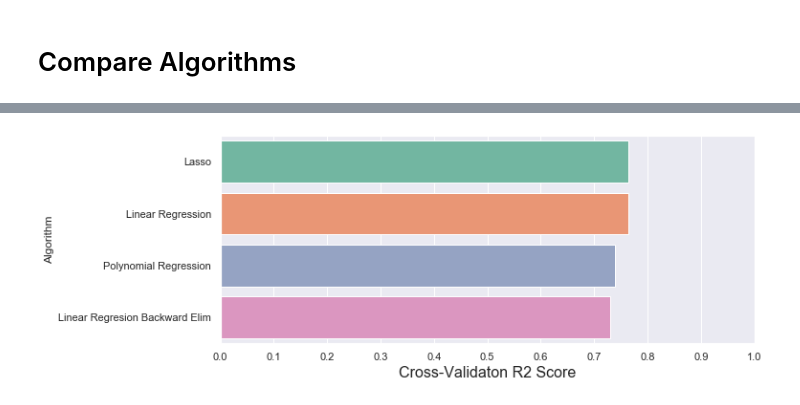
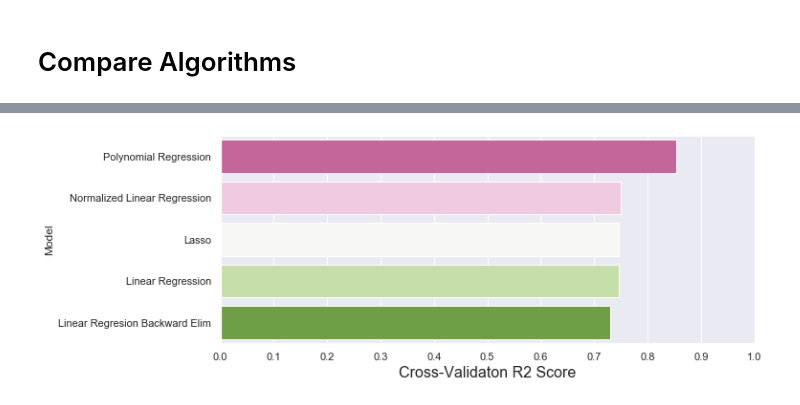
Before and after one commit to akim3245/Medical_Cost_Forecasting, a Jupyter notebook: MedicalCost_Dev_modelling.ipynb, the cells around one changed output, grey strips where cells are left out. Drawn from its saved outputs; the diff is of its cells as text; code cells hidden in the pictures.

Commit message:
updated model

```diff
--- a/MedicalCost_Dev_modelling.ipynb
+++ b/MedicalCost_Dev_modelling.ipynb
@@ -977,7 +901,8 @@ Index(['smoker_no', 'smoker_yes', 'region_northeast', 'region_northwest',
 # %%
 #creating new dataframe with features selected from backward elimination
-new_df_be = dfdummy[['age', 'bmi', 'children', 'sex_female','smoker_no', 'smoker_yes', 'region_northeast', 'region_northwest',
-       'region_southeast','charges']]
+new_df_be = dfdummy[['age', 'bmi', 'children', 'sex_female', 'sex_male', 'smoker_no',
+       'smoker_yes', 'region_northeast', 'region_northwest',
+       'region_southwest', 'bmi_cat_normal','charges']]
 # %%
 #separating data into features and target
 X_new=new_df_be.drop('charges',axis=1).values
@@ -1019,16 +938,19 @@ Test RMSE: 0.4660
 # %% [markdown]
 # Compare Algorithms
 # %%
-#compare the 4 models by cross validation scores
+#compare the 5 models by cross validation scores
 from sklearn import model_selection
 
 outcome = []
 model_names = []
-models = [('Linear Regression', cv_linreg),
-          ('Linear Regresion Backward Elim', cv_linreg_elim),
-          ('Polynomial Regression', cv_poly),
-          ('Lasso', cv_lasso)]
+models = [('Linear Regression', cv_linreg, 0.7601, 0.7379, 5966, 6022),
+          ('Normalized Linear Regression', cv_lr_norm, 0.7550, 0.7617, 0.4938, 0.4927),
+          ('Polynomial Regression', cv_poly, 0.8816, 0.8315, 4190, 4829),
+          ('Lasso', cv_lasso, 0.7589, 0.7392, 5981, 6007),
+          ('Linear Regresion Backward Elim', cv_linreg_elim, 0.7373, 0.7991, 7138, 5653)
+]
 # %%
-algorithms = pd.DataFrame(data = models, columns=['Model','CV'])
-algorithms
+#create model df
+model_df = pd.DataFrame(data = models, columns=['Model','CV','R2 (Train)', 'R2 (Test)', 'RMSE (Train)','RMSE (Test)'])
+model_df
 # %% [output]
@@ -1039,0 +963,12 @@ algorithms
+# %%
+#compare r2 test scores
+f, axe = plt.subplots(1,1, figsize=(10,4))
+
+model_df.sort_values(by=['R2 (Test)'], ascending=False, inplace=True)
+
+sns.barplot(x='R2 (Test)', y='Model', data = model_df, ax = axe, palette='PiYG')
+axe.set_xlabel('R2 Score', size=16)
+axe.set_ylabel('Model')
+axe.set_xlim(0,1.0)
+axe.set_xticks(np.arange(0, 1.1, 0.1))
+plt.show()
@@ -1040,13 +977,14 @@ algorithms
 # %%
+#compare cv scores
 f, axe = plt.subplots(1,1, figsize=(10,4))
 
-algorithms.sort_values(by=['CV'], ascending=False, inplace=True)
+model_df.sort_values(by=['CV'], ascending=False, inplace=True)
 
-sns.barplot(x='CV', y='Model', data = algorithms, ax = axe, palette='Set2')
+sns.barplot(x='CV', y='Model', data = model_df, ax = axe, palette='PiYG')
 axe.set_xlabel('Cross-Validaton R2 Score', size=16)
-axe.set_ylabel('Algorithm')
+axe.set_ylabel('Model')
 axe.set_xlim(0,1.0)
 axe.set_xticks(np.arange(0, 1.1, 0.1))
 plt.show()
 # %% [output]
-[figure, old version]
+[figure, new version]
```
Also changed, not shown: parts of 65 cells of this notebook.
